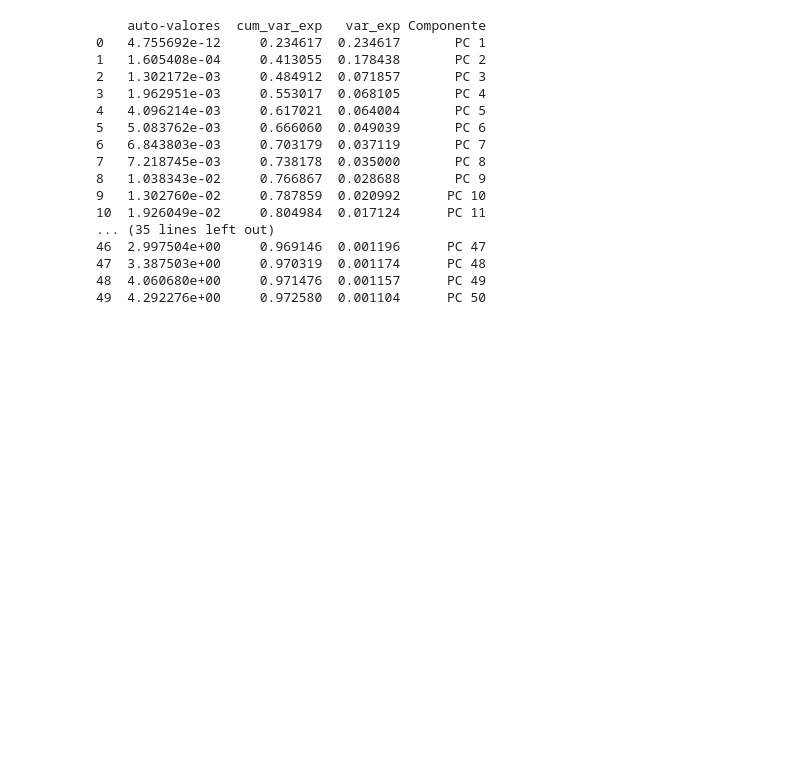
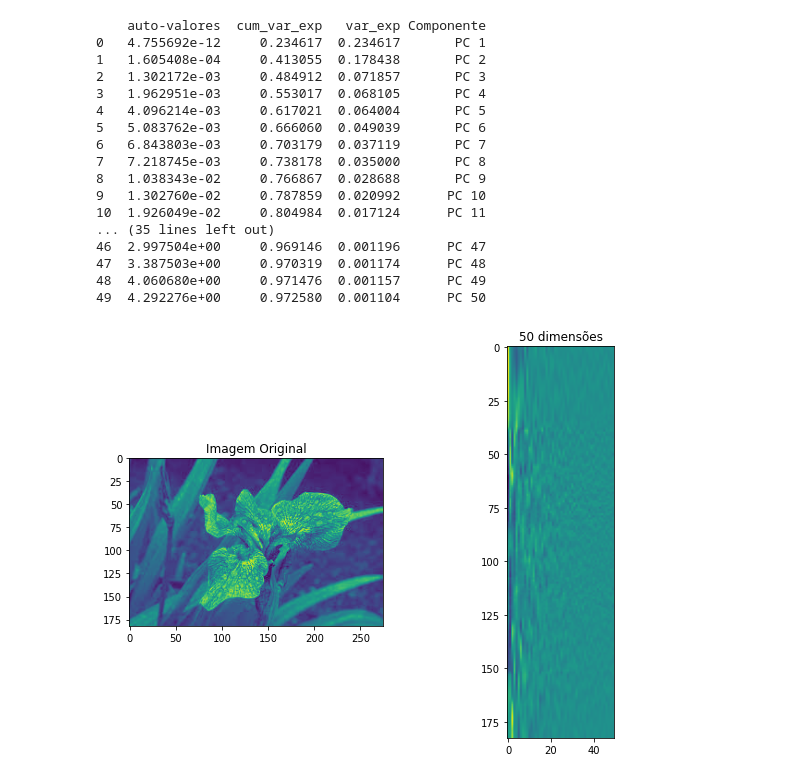
Before and after one commit to AdsonRoberto/PCA_e_LDA_-SemBiblioteca-, a Jupyter notebook: analise_de_dados.ipynb, the cells around one changed output. Drawn from its saved outputs; the diff is of its cells as text; code cells hidden in the pictures; blank space fills up the shorter version.

Commit message:
calcumo da matriz de dispersao e autovalores e autovetores

```diff
--- a/analise_de_dados.ipynb
+++ b/analise_de_dados.ipynb
@@ -346,3 +346,8 @@ print(df_temp_virginica.head(50))
 47  3.387503e+00     0.970319  0.001174      PC 48
 48  4.060680e+00     0.971476  0.001157      PC 49
 49  4.292276e+00     0.972580  0.001104      PC 50
+# %%
+# Fazendo a redução de dimensionalidade na iris setosa com o PCA manual
+num_components=50
+A_setosa = sorted_autovetores_setosa[:,0:num_components]
+X_reduced_setosa = np.dot(A_setosa.transpose() , X_mean_setosa.transpose() ).transpose()
@@ -348,0 +364,11 @@ print(df_temp_virginica.head(50))
+# %%
+fig = plt.figure(figsize = (10, 7.2))
+fig.add_subplot(121)
+plt.title("Imagem Original")
+plt.imshow(gray_setosa)
+fig.add_subplot(122)
+plt.title("50 dimensões")
+plt.imshow(X_reduced_setosa)
+plt.show()
+# %% [output]
+[figure, added]
```
Also changed, not shown: parts of 6 cells of this notebook.
